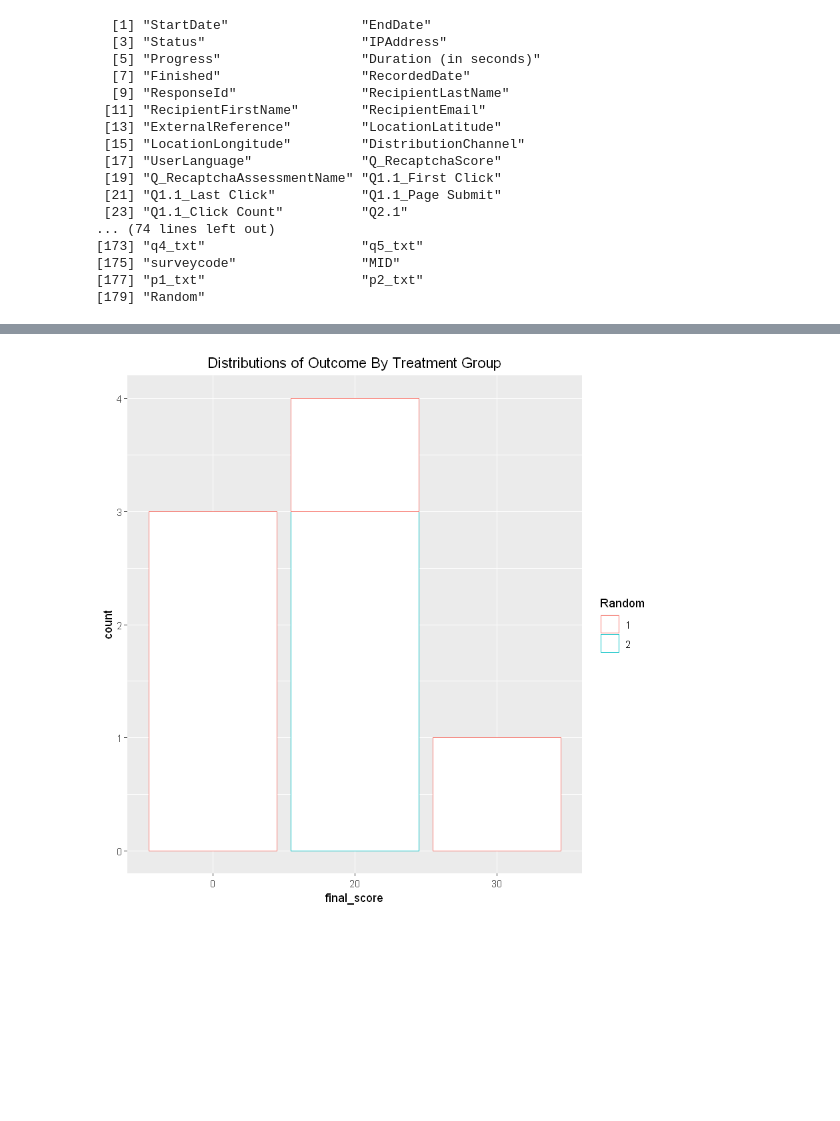
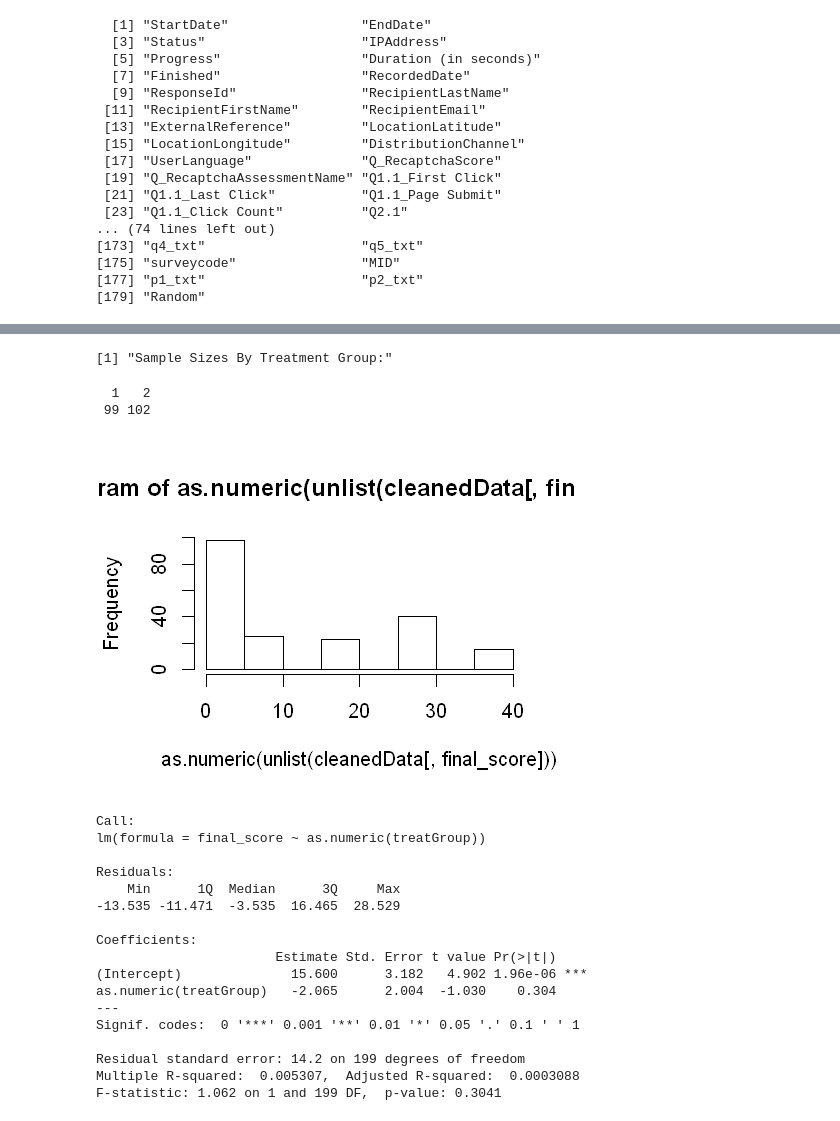
Before and after one commit to zhum01/W241-Make-18-Experiment, a Jupyter notebook: W241_Final_Project_EDA.ipynb, the cells around one changed output, grey strips where cells are left out. Drawn from its saved outputs; the diff is of its cells as text; code cells hidden in the pictures; blank space fills up the shorter version.

```diff
--- a/W241_Final_Project_EDA.ipynb
+++ b/W241_Final_Project_EDA.ipynb
@@ -195,4 +225,17 @@ checkDigits = function (inputStr, puzzleNums) {
 # %%
+# exclude subjects based on exclusion criteria
+
 allPuzzleNums = list('prac1' = c(2,10,9,10), 'prac2' = c(3,6,7,8),
                      'q1' = c(6,10,7,8), 'q2' = c(11,13,5,6), 'q3' = c(1,2,4,7), 'q4' = c(7,3,7,3), 'q5' = c(2,8,3,5)
                     )
+
+# exclusion criteria:
+# 1. across all practice and test puzzles, at least one of them uses all 4 puzzle numbers in the attempted response
+
+cleanedData = cleanedData[apply(cleanedData[, 'text_prac1_extracted'], 1, checkDigits, puzzleNums=unlist(allPuzzleNums['prac1'])) |
+                apply(cleanedData[, 'text_prac2_extracted'], 1, checkDigits, puzzleNums=unlist(allPuzzleNums['prac2'])) |
+                apply(cleanedData[, 'text_q1'], 1, checkDigits, puzzleNums=unlist(allPuzzleNums['q1'])) |
+                apply(cleanedData[, 'text_q2'], 1, checkDigits, puzzleNums=unlist(allPuzzleNums['q2'])) |
+                apply(cleanedData[, 'text_q3'], 1, checkDigits, puzzleNums=unlist(allPuzzleNums['q3'])) |
+                apply(cleanedData[, 'text_q4'], 1, checkDigits, puzzleNums=unlist(allPuzzleNums['q4'])) |
+                apply(cleanedData[, 'text_q5'], 1, checkDigits, puzzleNums=unlist(allPuzzleNums['q5'])), ]
@@ -229,7 +244,7 @@ cleanedData[, Finished][1] == 'True'
 # %%
 # subset to only columns that will be used for analysis
 
-colsForAnalysis = c('IP', 'totTaskTime', 'UserLanguage',
+colsForAnalysis = c('totTaskTime', 'UserLanguage',
                     'rt_intro', 'cc_intro',
                     'gender', 'age', 'ethnicity', 'education', 'income', 'intent', 'mathEnjoyment',
                     'rt_instructions', 'cc_instructions',
@@ -237,13 +252,15 @@ colsForAnalysis = c('IP', 'totTaskTime', 'UserLanguage',
                     'rt_prac2', 'cc_prac2', 'text_prac2',
                     'rt_treatMsg', 'cc_treatMsg',
                     'rt_q1', 'rt_questions_q1', 'stress_q1', 'confidence_q1',
-                    'rt_q1', 'rt_questions_q2', 'stress_q2', 'confidence_q2',
-                    'rt_q1', 'rt_questions_q3', 'stress_q3', 'confidence_q3',
-                    'rt_q1', 'rt_questions_q4', 'stress_q4', 'confidence_q4',
-                    'rt_q1', 'rt_questions_q5', 'stress_q5', 'confidence_q5',
-                    'q1_score', 'q2_score', 'q3_score', 'q4_score', 'q5_score', 'final_score', 'true_earnings'
+                    'rt_q2', 'rt_questions_q2', 'stress_q2', 'confidence_q2',
+                    'rt_q3', 'rt_questions_q3', 'stress_q3', 'confidence_q3',
+                    'rt_q4', 'rt_questions_q4', 'stress_q4', 'confidence_q4',
+                    'rt_q5', 'rt_questions_q5', 'stress_q5', 'confidence_q5',
+                    'q1_score', 'q2_score', 'q3_score', 'q4_score', 'q5_score', 'final_score', 'true_earnings',
                     'postq_playedBefore', 'postq_enjoy', 'postq_difficulty', 'postq_focus', 'postq_pressure',
                     'postq_impact', 'freeResponse',
-                    'treatGroup'
+                    'treatGroup',
                     'MID'
                    )
+
+cleanedData = cleanedData[ , ..colsForAnalysis]
@@ -285,8 +287,32 @@ F-statistic: 0.03532 on 1 and 11 DF,  p-value: 0.8544
-# %%
-# Distributions
-ggplot(cleanedData, aes(x=final_score, color=Random)) +
-  geom_bar(fill="white") +
-  ggtitle('Distributions of Outcome By Treatment Group') +
-  theme(plot.title = element_text(hjust = 0.5))
-# %% [output]
-[figure, removed]
+# %%
+print('Sample Sizes By Treatment Group:')
+table(cleanedData[, treatGroup])
+# %% [output]
+[1] "Sample Sizes By Treatment Group:"
+  1   2
+ 99 102
+# %%
+hist(as.numeric(unlist(cleanedData[, final_score])))
+# %% [output]
+[figure, added]
+# %%
+lm_basic = cleanedData[ , lm(final_score~as.numeric(treatGroup))]
+summary(lm_basic)
+# %% [output]
+Call:
+lm(formula = final_score ~ as.numeric(treatGroup))
+
+Residuals:
+    Min      1Q  Median      3Q     Max
+-13.535 -11.471  -3.535  16.465  28.529
+
+Coefficients:
+                       Estimate Std. Error t value Pr(>|t|)
+(Intercept)              15.600      3.182   4.902 1.96e-06 ***
+as.numeric(treatGroup)   -2.065      2.004  -1.030    0.304
+---
+Signif. codes:  0 '***' 0.001 '**' 0.01 '*' 0.05 '.' 0.1 ' ' 1
+
+Residual standard error: 14.2 on 199 degrees of freedom
+Multiple R-squared:  0.005307,  Adjusted R-squared:  0.0003088
+F-statistic: 1.062 on 1 and 199 DF,  p-value: 0.3041
```
Also changed, not shown: parts of 26 cells of this notebook.
